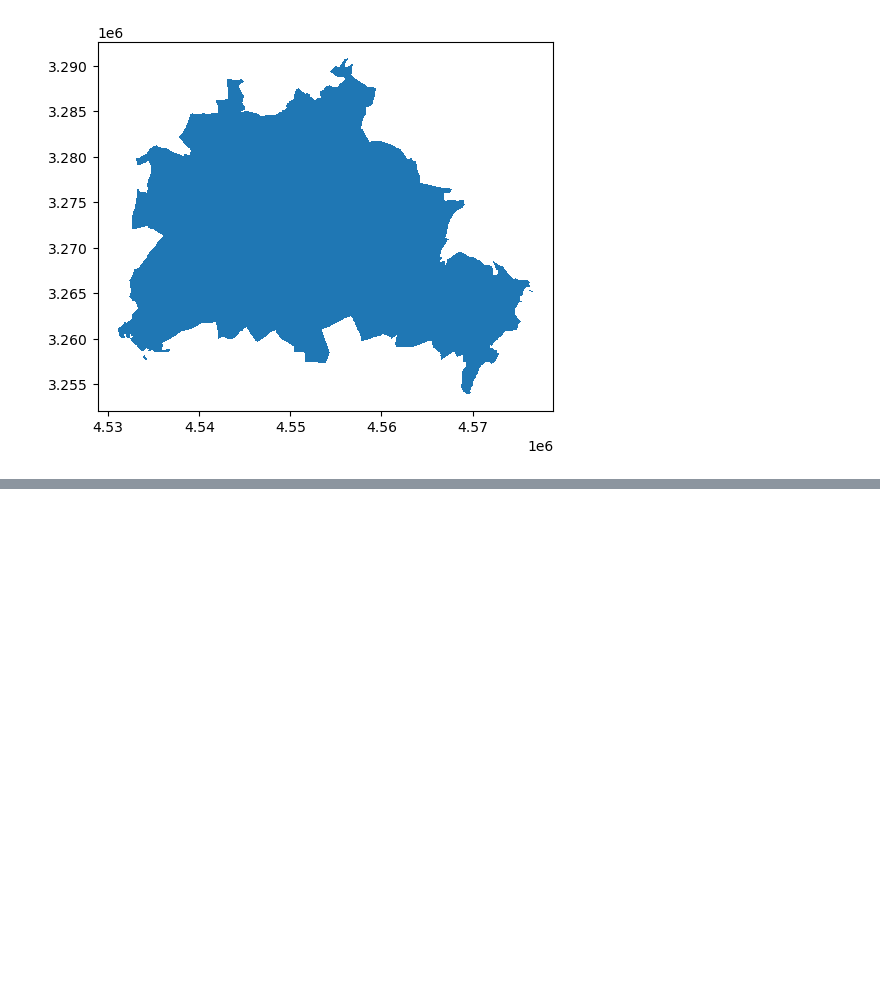
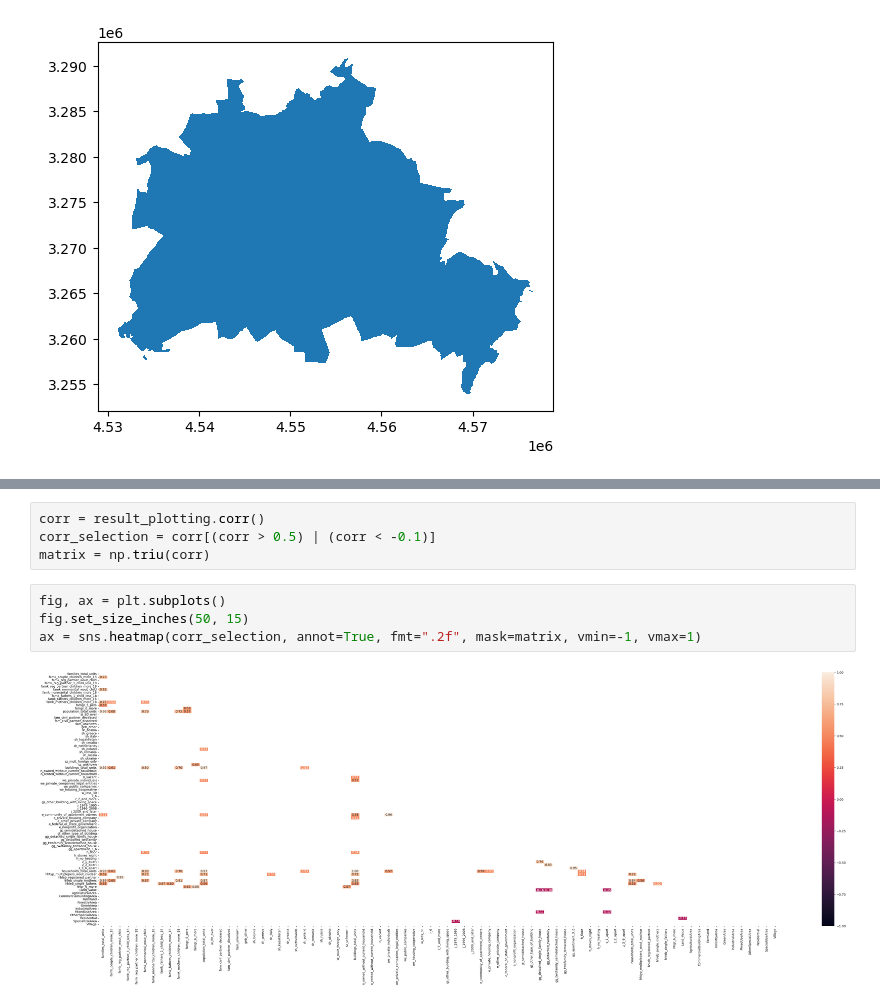
Before and after one commit to Schalwal/Geo-paw-sitioning, a Jupyter notebook: notebooks/landprice_prediction.ipynb, the cells around one changed output, grey strips where cells are left out. Saved outputs shown, nothing was run; the diff lists cells and outputs as text; blank space fills up the shorter version.

```diff
--- a/notebooks/landprice_prediction.ipynb
+++ b/notebooks/landprice_prediction.ipynb
@@ -65,0 +149,10 @@ result.geometry.plot()
+# %%
+corr = result_plotting.corr()
+corr_selection = corr[(corr > 0.5) | (corr < -0.1)]
+matrix = np.triu(corr)
+# %%
+fig, ax = plt.subplots()
+fig.set_size_inches(50, 15)
+ax = sns.heatmap(corr_selection, annot=True, fmt=".2f", mask=matrix, vmin=-1, vmax=1)
+# %% [output]
+[figure, added]
```
Also changed, not shown: parts of 14 cells of this notebook.
